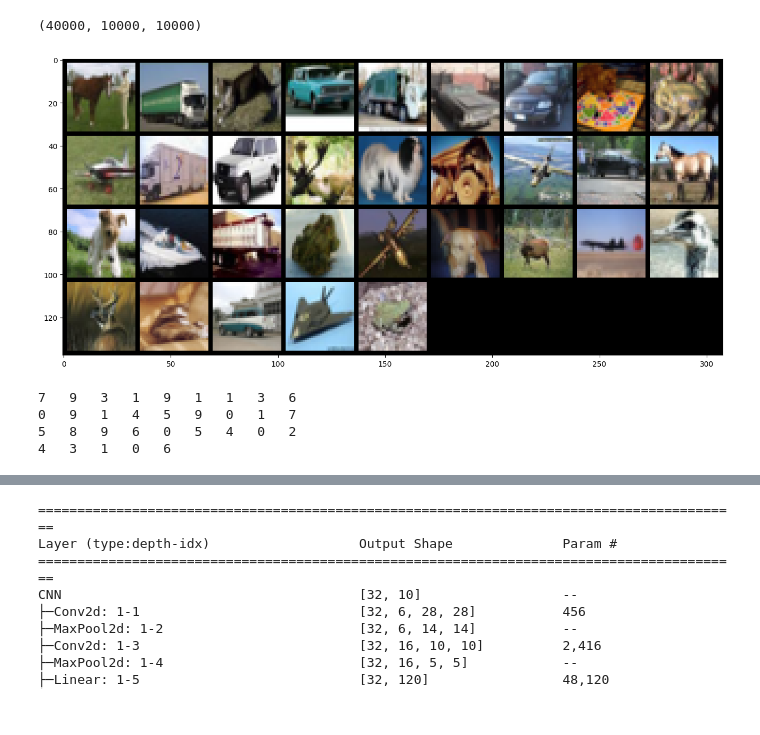
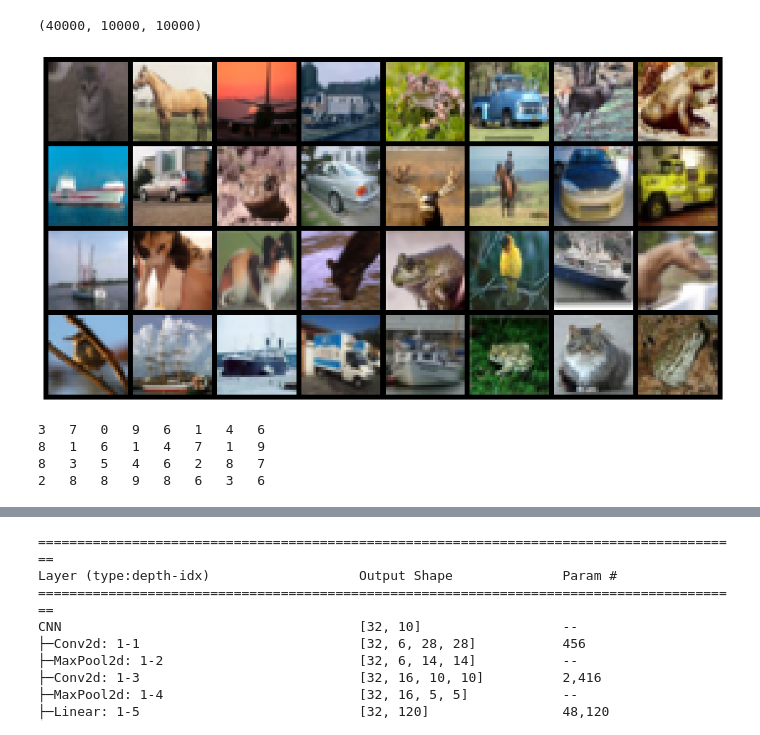
Before and after one commit to pvateekul/2110446_DSDE_2023s2, a Jupyter notebook: code/Week04_DL/1_Image_classification_CIFAR10_CNN.ipynb, the cells around one changed output, grey strips where cells are left out. Saved outputs shown, nothing was run; the diff lists cells and outputs as text; code cells hidden in the pictures.

Commit message:
add visualize

```diff
--- a/code/Week04_DL/1_Image_classification_CIFAR10_CNN.ipynb
+++ b/code/Week04_DL/1_Image_classification_CIFAR10_CNN.ipynb
@@ -76,32 +95,33 @@ trainset.__len__(), valset.__len__(), testset.__len__()
 # %%
 import matplotlib.pyplot as plt
 import numpy as np
 
 # functions to show an image
 def imshow(img):
     npimg = img.numpy()
     plt.figure(figsize=(16,16))
     plt.imshow(np.transpose(npimg, (1, 2, 0)))
+    plt.axis("off")
     plt.show()
 
 # get some random training images
 dataiter = iter(trainloader)
 images, labels = next(dataiter)
 
 # show images
-nrow = 9
+nrow = 8
 imshow(torchvision.utils.make_grid(images, nrow = nrow))
 # %% [output]
-[figure, old version]
+[figure, new version]
 # %%
 # print labels
-for i in range(batch_size//nrow + 1 if batch_size % nrow else 0):
+for i in range(batch_size//nrow+1 if batch_size % nrow else batch_size//nrow):
   print(' '.join(f'{labels[i*nrow+j]:<3}' for j in range(min(batch_size - i*nrow, nrow))))
 # %% [output]
-7   9   3   1   9   1   1   3   6
-0   9   1   4   5   9   0   1   7
-5   8   9   6   0   5   4   0   2
-4   3   1   0   6
+3   7   0   9   6   1   4   6
+8   1   6   1   4   7   1   9
+8   3   5   4   6   2   8   7
+2   8   8   9   8   6   3   6
 # %%
 import torch.nn as nn
 import torch.nn.functional as F
```
Also changed, not shown: parts of 10 cells of this notebook.
